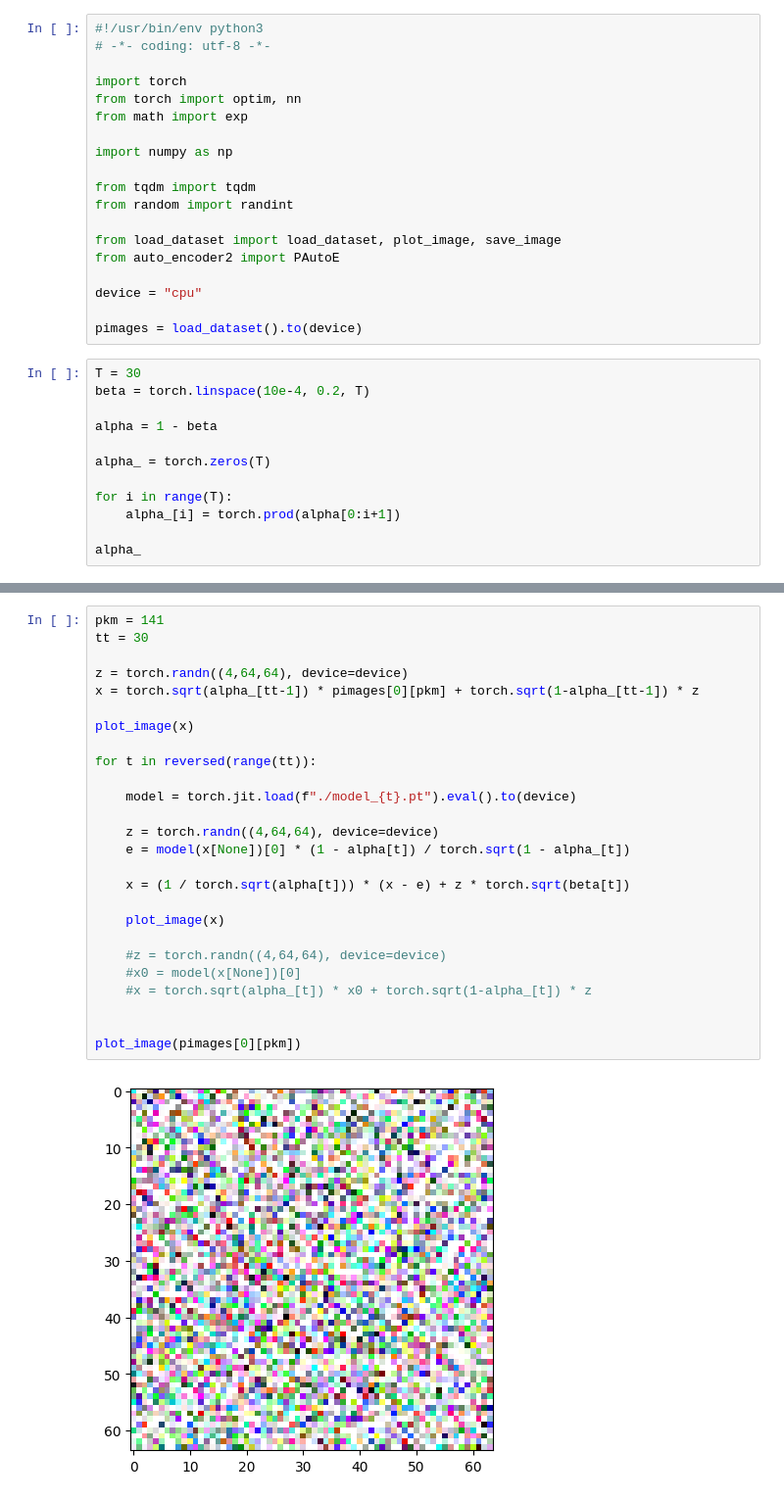
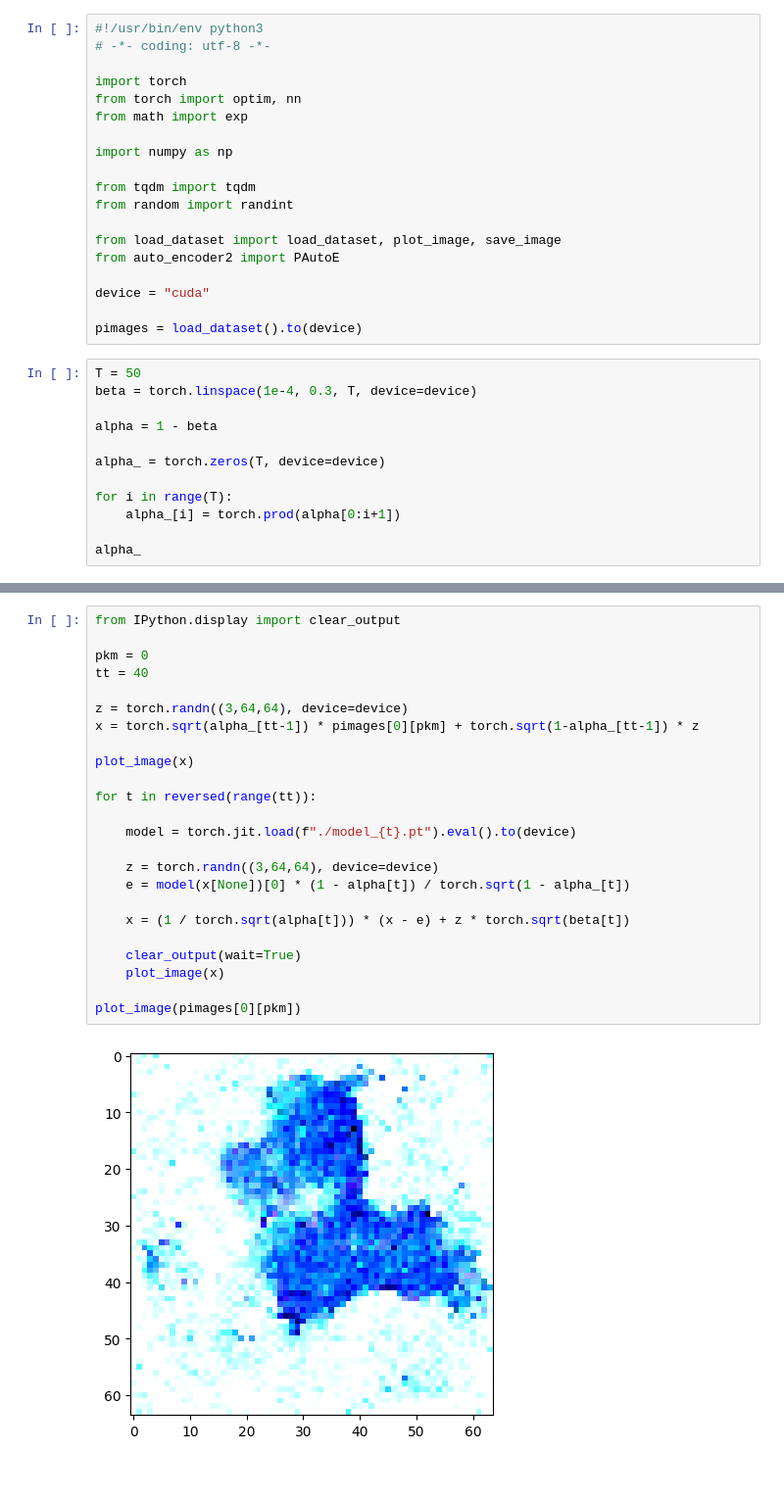
Before and after one commit to danilolc/pokemon-denoiser, a Jupyter notebook: New_Test.ipynb, the cells around one changed output, grey strips where cells are left out. Shown at 98% size. Drawn from its saved outputs; the diff is of its cells as text.

```diff
--- a/New_Test.ipynb
+++ b/New_Test.ipynb
@@ -14,16 +14,16 @@ from random import randint
 from load_dataset import load_dataset, plot_image, save_image
 from auto_encoder2 import PAutoE
 
-device = "cpu"
+device = "cuda"
 
 pimages = load_dataset().to(device)
 # %%
-T = 30
-beta = torch.linspace(10e-4, 0.2, T)
+T = 50
+beta = torch.linspace(1e-4, 0.3, T, device=device)
 
 alpha = 1 - beta
 
-alpha_ = torch.zeros(T)
+alpha_ = torch.zeros(T, device=device)
 
 for i in range(T):
     alpha_[i] = torch.prod(alpha[0:i+1])
@@ -37,28 +54,26 @@ tensor([0.9990, 0.9911, 0.9766, 0.9555, 0.9283, 0.8955, 0.8577, 0.8157, 0.7701,
 # %%
-pkm = 141
-tt = 30
+from IPython.display import clear_output
 
-z = torch.randn((4,64,64), device=device)
+pkm = 0
+tt = 40
+
+z = torch.randn((3,64,64), device=device)
 x = torch.sqrt(alpha_[tt-1]) * pimages[0][pkm] + torch.sqrt(1-alpha_[tt-1]) * z
 
 plot_image(x)
 
 for t in reversed(range(tt)):
 
     model = torch.jit.load(f"./model_{t}.pt").eval().to(device)
 
-    z = torch.randn((4,64,64), device=device)
+    z = torch.randn((3,64,64), device=device)
     e = model(x[None])[0] * (1 - alpha[t]) / torch.sqrt(1 - alpha_[t])
 
     x = (1 / torch.sqrt(alpha[t])) * (x - e) + z * torch.sqrt(beta[t])
 
+    clear_output(wait=True)
     plot_image(x)
 
-    #z = torch.randn((4,64,64), device=device)
-    #x0 = model(x[None])[0]
-    #x = torch.sqrt(alpha_[t]) * x0 + torch.sqrt(1-alpha_[t]) * z
-
-
 plot_image(pimages[0][pkm])
 # %% [output]
-[figure, old version]
+[figure, new version]
```
Also changed, not shown: parts of 6 cells of this notebook, 8 other files.
